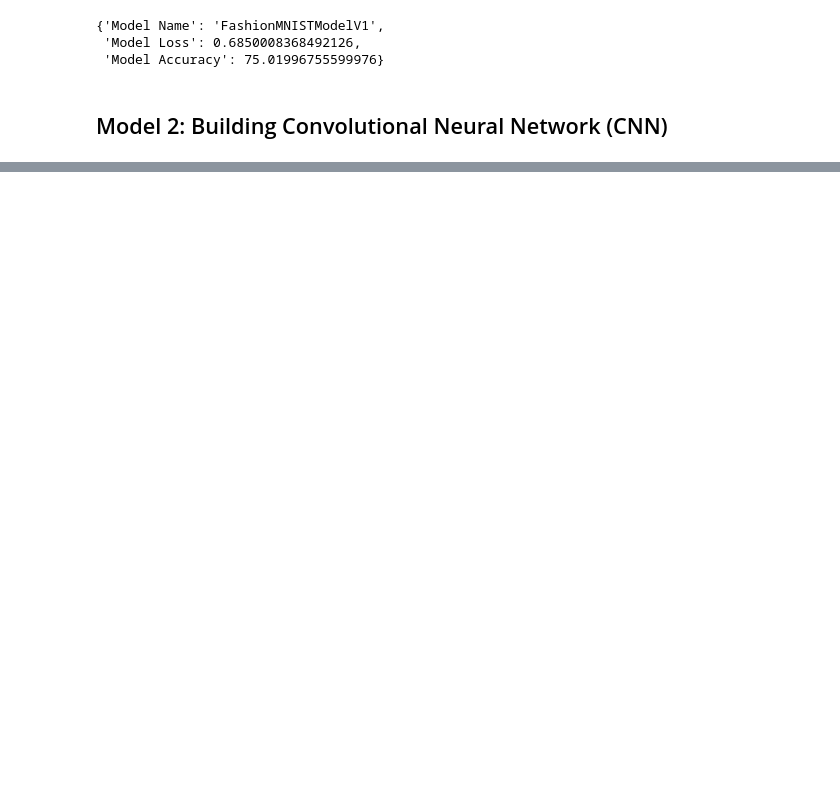
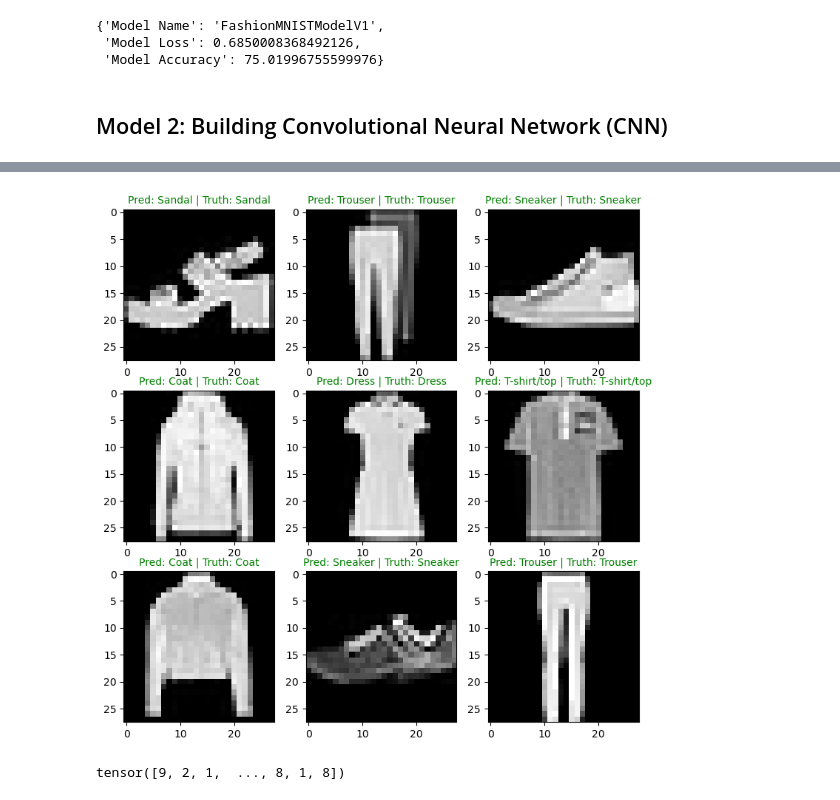
Before and after one commit to DilshanGD/Deep-Learning-with-PyTorch-for-beginners, a Jupyter notebook: Computer Vision Workflow.ipynb, the cells around one changed output, grey strips where cells are left out. Saved outputs shown, nothing was run; the diff lists cells and outputs as text; code cells hidden in the pictures; blank space fills up the shorter version.

```diff
--- a/Computer Vision Workflow.ipynb
+++ b/Computer Vision Workflow.ipynb
@@ -701,0 +892,52 @@ model_cnn = FashionMNISTCNN(input_shape=1,
+# %%
+# Plot predictions
+plt.figure(figsize=(9, 9))
+nrow = 3
+ncol = 3
+for i, sample in enumerate(test_samples):
+    # Create subplot
+    plt.subplot(nrow, ncol, i+1)
+
+    # Plot the target image
+    plt.imshow(sample.squeeze(), cmap='gray')
+
+    # Find the prediction
+    pred_label = class_names[pred_classes[i]]
+
+    # Get the truth label
+    truth_label = class_names[test_labels[i]]
+
+    # Create a title for the plot
+    title_text = f"Pred: {pred_label} | Truth: {truth_label}"
+
+    # Check for quality between pred and truth and change color of title text
+    if pred_label == truth_label:
+        plt.title(title_text, fontsize=10, c='g') # Green text if prediction same as truth
+    else:
+        plt.title(title_text, fontsize=10, c='r') # Red text if prediction differ from truth
+# %% [output]
+[figure, added]
+# %%
+# Make prediction with trained model
+y_preds = []
+model_cnn.eval()
+with torch.inference_mode():
+    for data, target in tqdm(test_dataloader, desc="Making predictions..."):
+        # Send the data and targets to target device
+        data, target = data.to(device), target.to(device)
+
+        # Forward propagation
+        target_logit = model_cnn(data)
+
+        # Turn predictions from logits -> prediction probabilities -> prediction labels
+        target_pred = torch.softmax(target_logit.squeeze(), dim=1).argmax(dim=1)
+
+        # Put prediction on CPU for evaluation
+        y_preds.append(target_pred.cpu())
+
+# Concatenate list of predictions into a tensor
+#print(y_preds)
+y_pred_tensor = torch.cat(y_preds)
+y_pred_tensor
+# %% [output]
+tensor([9, 2, 1,  ..., 8, 1, 8])
```
Also changed, not shown: parts of 31 cells of this notebook, 2 other files.
